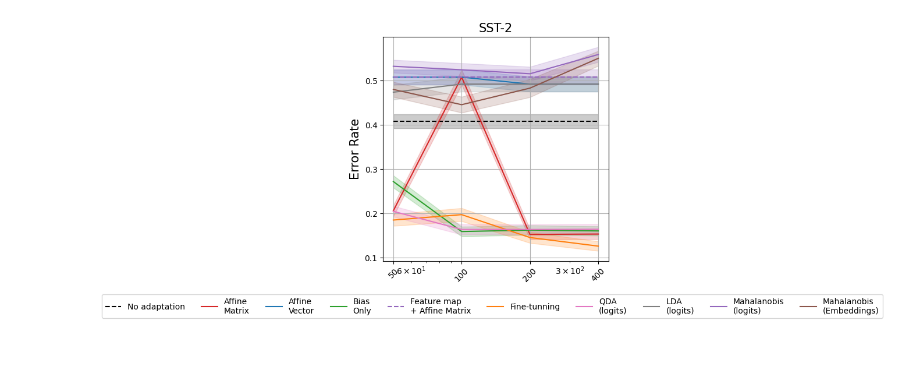
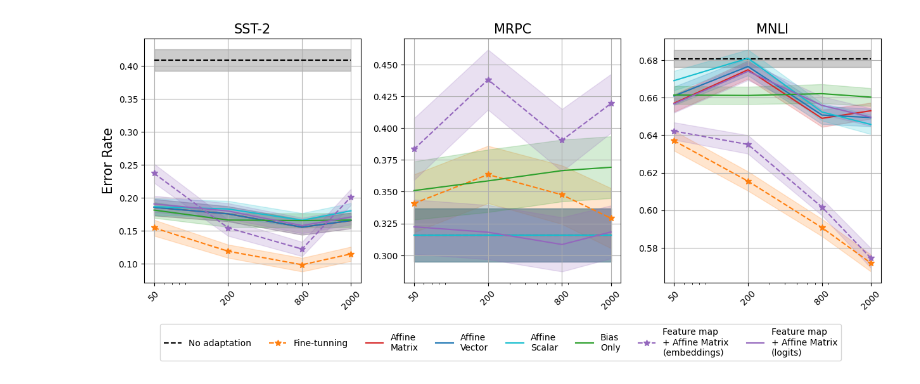
Before and after one commit to LautaroEst/llmcal, a Jupyter notebook: notebooks/samples_vs_metric.ipynb, the cells around one changed output. Saved outputs shown, nothing was run; the diff lists cells and outputs as text; code cells hidden in the pictures; blank space fills up the shorter version.

```diff
--- a/notebooks/samples_vs_metric.ipynb
+++ b/notebooks/samples_vs_metric.ipynb
@@ -11,37 +11,47 @@ datasets = {
     # "glue/cola": "CoLA",
     "glue/sst2": "SST-2",
 
-    # "glue/mrpc": "MRPC",
+    "glue/mrpc": "MRPC",
     # # "glue/stsb": "STS-B
     # # "glue/qqp": "QQP",
 
-    # "glue/mnli": "MNLI",
+    "glue/mnli": "MNLI",
     # "glue/qnli": "QNLI",
     # "glue/rte": "RTE",
     # # "glue/wnli": "WNLI",
 }
-num_samples = [50, 100, 200, 400]
+# num_samples = [50, 200, 800, 2000, 3800]
+num_samples = [50, 200, 800, 2000]
 methods = OrderedDict([
     # Baseline:
     ("baseline", {"label": "No adaptation", "color": "black", "linestyle": "--"}),
 
     # Fine-tuning:
-    ("embeddings_affine_alpha=matrix_bias=True_loss=log-loss", {"label": "Fine-tunning", "color": "tab:orange"}),
+    ("embeddings_affine_alpha=matrix_bias=True_loss=log-loss", {"label": "Fine-tunning", "color": "tab:orange", "linestyle": "--", "marker": "*", "markersize": 7}),
 
     # Affine:
     ("logits_affine_alpha=matrix_bias=True_loss=log-loss", {"label": "Affine\nMatrix", "color": "tab:red"}),
     ("logits_affine_alpha=vector_bias=True_loss=log-loss", {"label": "Affine\nVector", "color": "tab:blue"}),
-    ("logits_affine_alpha=scalar_bias=True_loss=log-loss", {"label": "Affine\nMatrix", "color": "tab:red"}),
+    ("logits_affine_alpha=scalar_bias=True_loss=log-loss", {"label": "Affine\nScalar", "color": "tab:cyan"}),
+    # ("logits_affine_alpha=scalar_bias=True_loss=log-loss", {"label": "Temperature\nScaling", "color": "tab:olive"}),
     ("logits_affine_alpha=None_bias=True_loss=log-loss", {"label": "Bias\nOnly", "color": "tab:green"}),
 
     # Feature map + affine:
-    ("logits_ft_map=quadratic_affine_alpha=matrix_bias=True_loss=log-loss", {"label": "Feature map\n+ Affine Matrix", "color": "tab:purple", "linestyle": "--"}),
+    ("embeddings_ft_map=quadratic_affine_alpha=matrix_bias=True_loss=log-loss", {"label": "Feature map\n+ Affine Matrix\n(embeddings)", "color": "tab:purple", "linestyle": "--", "marker": "*", "markersize": 7}),
+    ("logits_ft_map=quadratic_affine_alpha=matrix_bias=True_loss=log-loss", {"label": "Feature map\n+ Affine Matrix\n(logits)", "color": "tab:purple"}),
 
     # Mahalanobis:
-    # ("logits_qda", {"label": "QDA\n(logits)", "color": "tab:pink"}),
-    # ("logits_lda", {"label": "LDA\n(logits)", "color": "tab:gray"}),
-    # ("logits_mahalanobis", {"label": "Mahalanobis\n(logits)", "color": "tab:purple"}), # No debería esperar nada de esto
-    ("embeddings_mahalanobis", {"label": "Mahalanobis\n(Embeddings)", "color": "tab:brown"}),
+    # ("embeddings_mahalanobis", {"label": "Mahalanobis\n(Embeddings)", "color": "tab:brown", "linestyle": "--", "marker": "*", "markersize": 7}),
+    # ("logits_mahalanobis", {"label": "Mahalanobis\n(logits)", "color": "tab:brown"}),
+
+    # QDA:
+    # ("embeddings_qda", {"label": "QDA\n(embeddings)", "color": "tab:pink", "linestyle": "--", "marker": "*", "markersize": 7}),
+    # ("logits_qda", {"label": "QDA\n(logits)", "color": "tab:pink", "linestyle": "--"}),
+
+    # LDA:
+    # ("embeddings_lda", {"label": "LDA\n(embeddings)", "color": "tab:gray", "linestyle": "--", "marker": "*", "markersize": 7}),
+    # ("logits_lda", {"label": "LDA\n(logits)", "color": "tab:gray", "linestyle": "--"}),
+
 ])
 
 metrics = {
@@ -96,35 +106,35 @@ def plot_samples_vs_metric(
                 else:
                     means, stds = [], []
                     for n in num_samples:
                         logits = np.load(f"../results/calibrate_features/{model}/{dataset}/{template}--{n}/{method}/calibrated_posteriors.npy")
                         labels = np.load(f"../results/run_dataset_on_model/{model}/{dataset}/validation/{template}/labels.npy")
                         metric_values = compute_metric(logits, labels, metric=metric, bootstrap=True, num_samples=100, random_state=random_state)
                         means.append(np.mean(metric_values))
                         stds.append(np.std(metric_values))
                     means = np.array(means)
                     stds = np.array(stds)
                 ax[i,j].plot(num_samples, means, **methods[method])
                 ax[i,j].fill_between(num_samples, means - stds, means + stds, alpha=0.2, color=methods[method]["color"])
             ax[i,j].set_xscale("log")
             ax[i,j].set_xticks(num_samples)
             ax[i,j].set_xticklabels(num_samples, fontsize=10, rotation=45)
             if j == 0:
                     ax[i,j].set_title(datasets[dataset], fontsize=15)
         if i == 0:
             ax[i,j].set_ylabel(metrics[metric], fontsize=15)
 
         ax[i,j].grid()
 
     # Unique legend showing under all subplots
     handles, labels = ax[0,0].get_legend_handles_labels()
     unique_labels = [methods[method]["label"] for method in methods if methods[method]["label"] in set(labels)]
     unique_handles = [handles[labels.index(label)] for label in unique_labels]
-    fig.legend(unique_handles, unique_labels, loc='lower center', bbox_to_anchor=(0.5, -0.1), ncol=len(unique_labels), fontsize=10)
+    fig.legend(unique_handles, unique_labels, loc='lower center', bbox_to_anchor=(0.5, -0.15), ncol=len(unique_labels), fontsize=10)
     return fig, ax
 
 _ = plot_samples_vs_metric(model, template, datasets, num_samples, methods, metrics)
 # %% [output]
-[figure, old version]
+[figure, new version]
 # %%
 # Motivación: Mahalanobis funciona bien y esto es una buena aplicación.
 # podés reducir el problema a una LR y te queda un problema convexo.
```
Also changed, not shown: 17 other files.
